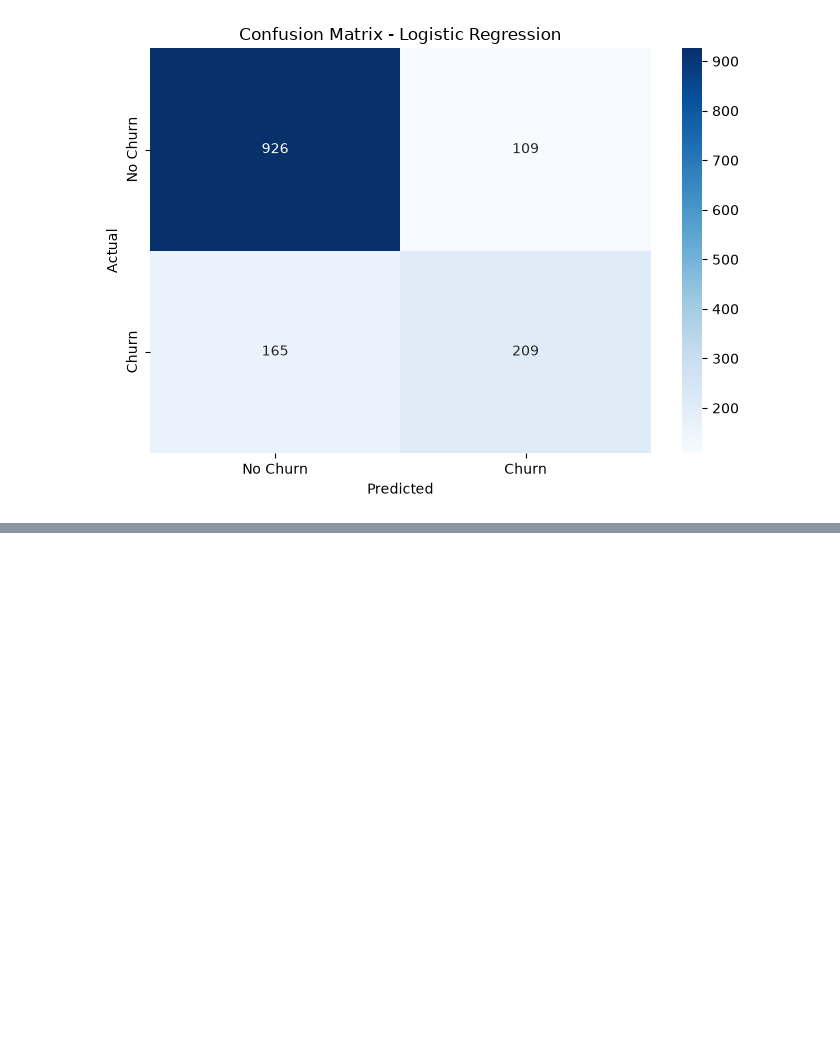
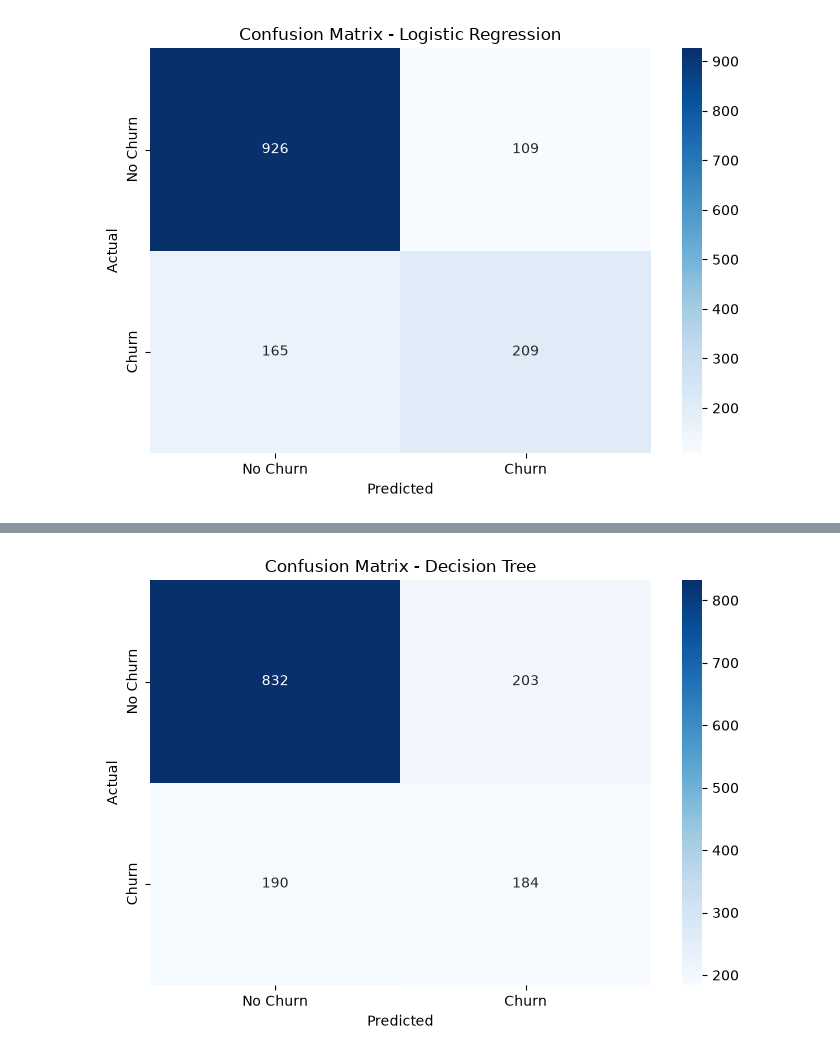
Before and after one commit to Deraraf/machine-learning-projects, a Jupyter notebook: customer-telecommunications-churn-prediction/notebooks/customer_telecommunications_churn_prediction.ipynb, the cells around one changed output, grey strips where cells are left out. Drawn from its saved outputs; the diff is of its cells as text; code cells hidden in the pictures; blank space fills up the shorter version.

```diff
--- a/customer-telecommunications-churn-prediction/notebooks/customer_telecommunications_churn_prediction.ipynb
+++ b/customer-telecommunications-churn-prediction/notebooks/customer_telecommunications_churn_prediction.ipynb
@@ -785,0 +940,8 @@ plt.show()
+# %%
+from sklearn.tree import DecisionTreeClassifier
+
+decision_tree_model = DecisionTreeClassifier(random_state=42)
+
+decision_tree_model.fit(X_train_processed, y_train)
+
+print("Decision Tree training completed!")
@@ -785,0 +973,8 @@ plt.show()
+# %%
+y_pred_tree = decision_tree_model.predict(X_test_processed)
+
+print("First 20 actual values:")
+print(y_test.head(20).values)
+
+print("\nFirst 20 predicted values:")
+print(y_pred_tree[:20])
@@ -785,0 +1046,22 @@ plt.show()
+# %%
+cm_tree = confusion_matrix(y_test, y_pred_tree)
+
+plt.figure(figsize=(7, 5))
+
+sns.heatmap(
+    cm_tree,
+    annot=True,
+    fmt="d",
+    cmap="Blues",
+    xticklabels=["No Churn", "Churn"],
+    yticklabels=["No Churn", "Churn"],
+)
+
+plt.title("Confusion Matrix - Decision Tree")
+plt.xlabel("Predicted")
+plt.ylabel("Actual")
+
+plt.tight_layout()
+plt.show()
+# %% [output]
+[figure, added]
```
Also changed, not shown: parts of 23 cells of this notebook, 8 other files.
